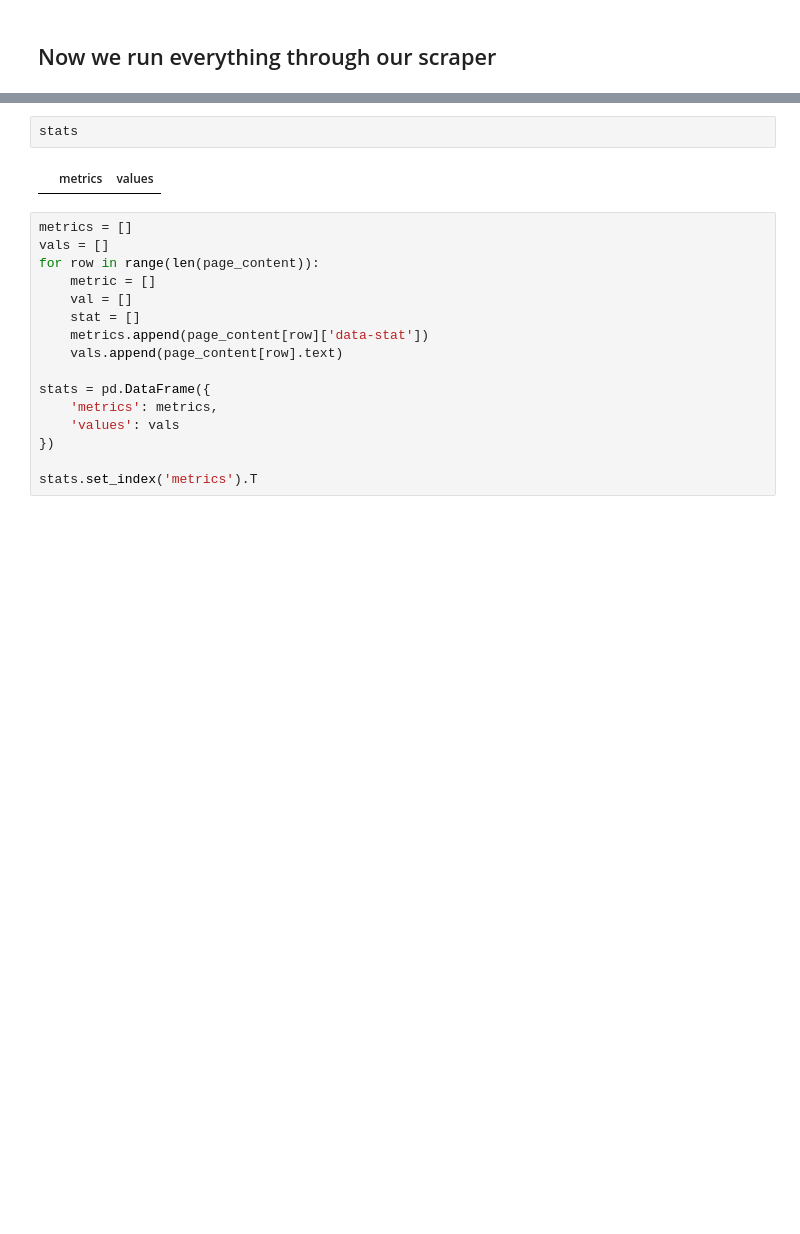
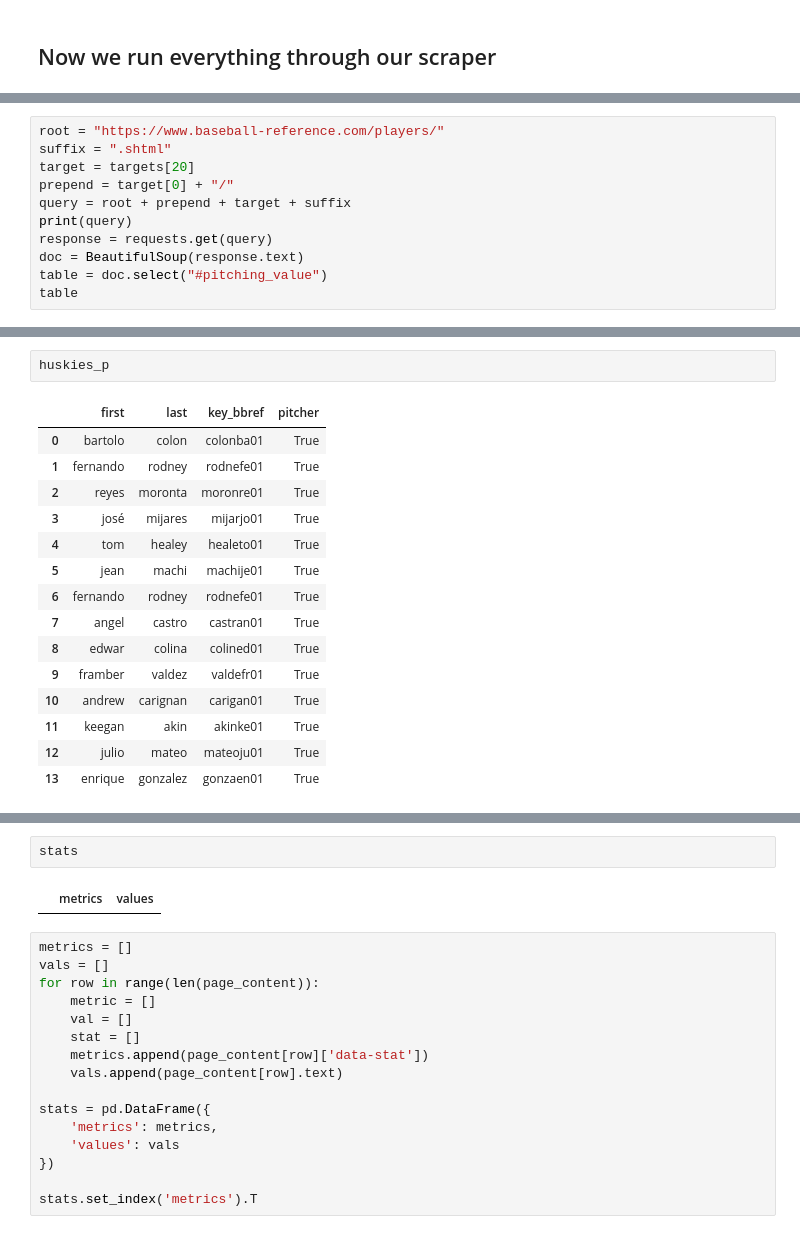
Before and after one commit to obverter/bmi-stars, a Jupyter notebook: notebooks/Scraper.ipynb, the cells around one changed output, grey strips where cells are left out. Cells and saved outputs as stored; diff of their text form; blank space fills up the shorter version.

```diff
--- a/notebooks/Scraper.ipynb
+++ b/notebooks/Scraper.ipynb
@@ -148,0 +253,11 @@ fothebo01
+# %%
+root = "https://www.baseball-reference.com/players/"
+suffix = ".shtml"
+target = targets[20]
+prepend = target[0] + "/"
+query = root + prepend + target + suffix
+print(query)
+response = requests.get(query)
+doc = BeautifulSoup(response.text)
+table = doc.select("#pitching_value")
+table
@@ -149,3 +524,21 @@ fothebo01
+# %%
+huskies_p
+# %% [output]
+|  | first | last | key_bbref | pitcher |
+| 0 | bartolo | colon | colonba01 | True |
+| 1 | fernando | rodney | rodnefe01 | True |
+| 2 | reyes | moronta | moronre01 | True |
+| 3 | josé | mijares | mijarjo01 | True |
+| 4 | tom | healey | healeto01 | True |
+| 5 | jean | machi | machije01 | True |
+| 6 | fernando | rodney | rodnefe01 | True |
+| 7 | angel | castro | castran01 | True |
+| 8 | edwar | colina | colined01 | True |
+| 9 | framber | valdez | valdefr01 | True |
+| 10 | andrew | carignan | carigan01 | True |
+| 11 | keegan | akin | akinke01 | True |
+| 12 | julio | mateo | mateoju01 | True |
+| 13 | enrique | gonzalez | gonzaen01 | True |
 # %%
 root = "https://www.baseball-reference.com/players/"
 suffix = ".shtml"
```
Also changed, not shown: parts of 30 cells of this notebook.
